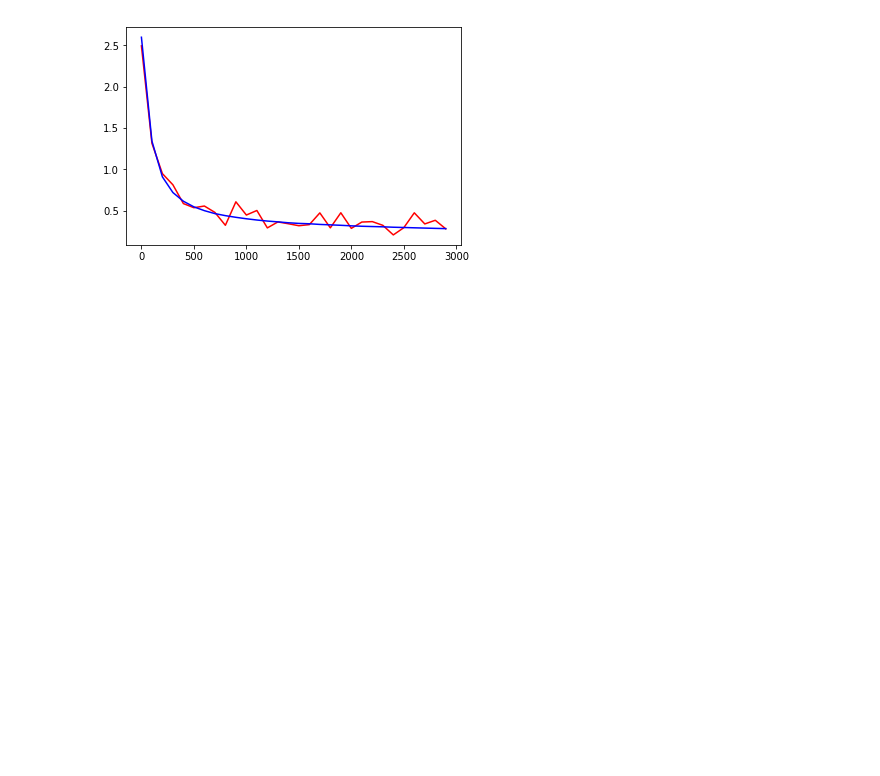
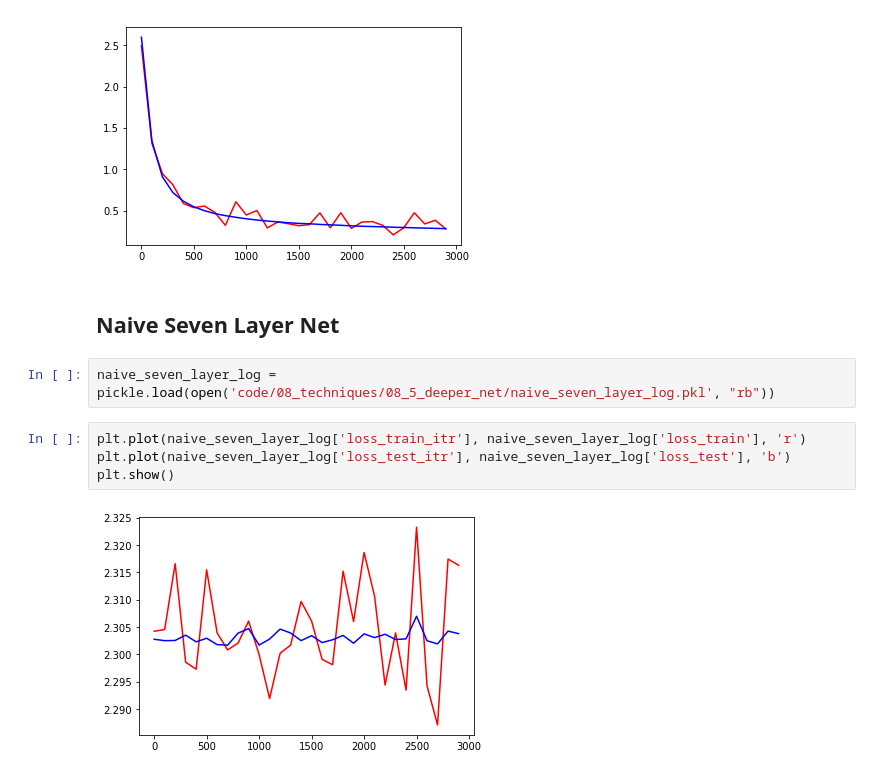
Before and after one commit to takaiwai/deep-learning-for-art-and-design, a Jupyter notebook: 08_5_deeper_network.ipynb, the cells around one changed output. Cells and saved outputs as stored; diff of their text form; blank space fills up the shorter version.

```diff
--- a/08_5_deeper_network.ipynb
+++ b/08_5_deeper_network.ipynb
@@ -20,3 +19,13 @@ plt.plot(two_layer_log['loss_test_itr'], two_layer_log['loss_test'], 'b')
 plt.show()
 # %% [output]
 [figure]
+# %% [markdown]
+## Naive Seven Layer Net
+# %%
+naive_seven_layer_log = pickle.load(open('code/08_techniques/08_5_deeper_net/naive_seven_layer_log.pkl', "rb"))
+# %%
+plt.plot(naive_seven_layer_log['loss_train_itr'], naive_seven_layer_log['loss_train'], 'r')
+plt.plot(naive_seven_layer_log['loss_test_itr'], naive_seven_layer_log['loss_test'], 'b')
+plt.show()
+# %% [output]
+[figure, added]
```
Also changed, not shown: parts of 5 cells of this notebook, 1 other file.
